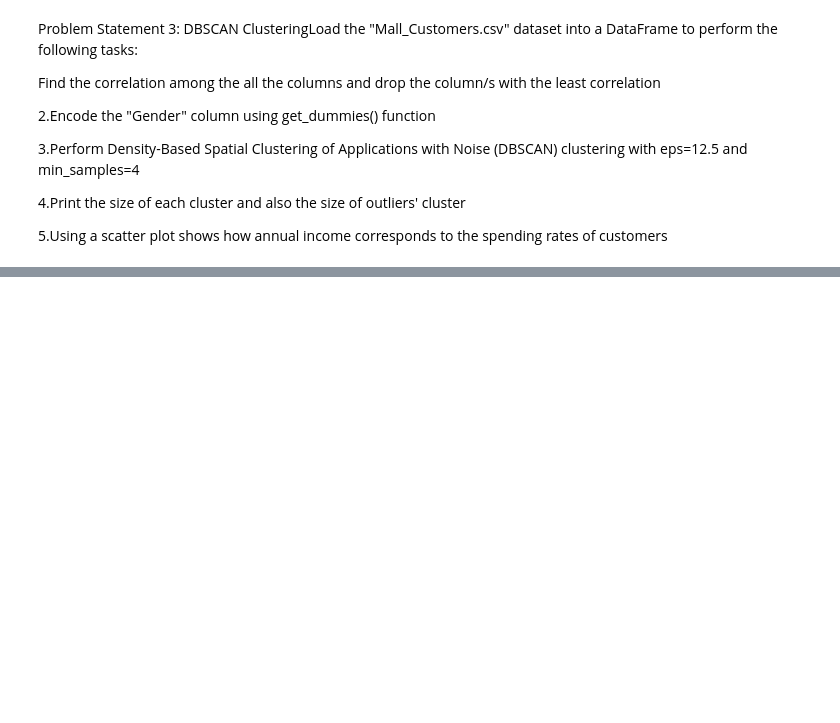
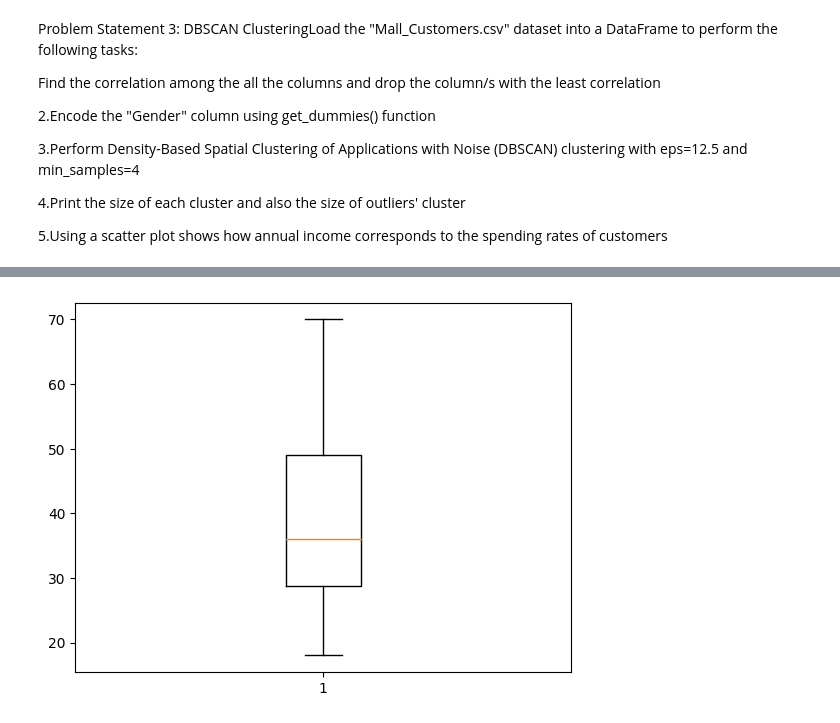
Before and after one commit to Shivam-Shane/Learnerhub, a Jupyter notebook: IPYTHON/Assignment 5.question 3.ipynb, the cells around one changed output, grey strips where cells are left out. Saved outputs shown, nothing was run; the diff lists cells and outputs as text; code cells hidden in the pictures; blank space fills up the shorter version.

```diff
--- a/IPYTHON/Assignment 5.question 3.ipynb
+++ b/IPYTHON/Assignment 5.question 3.ipynb
@@ -43,0 +100,5 @@ data
+# %%
+mp.boxplot(data['Age'])
+mp.show()
+# %% [output]
+[figure, added]
```
Also changed, not shown: parts of 16 cells of this notebook, 1 other file.
